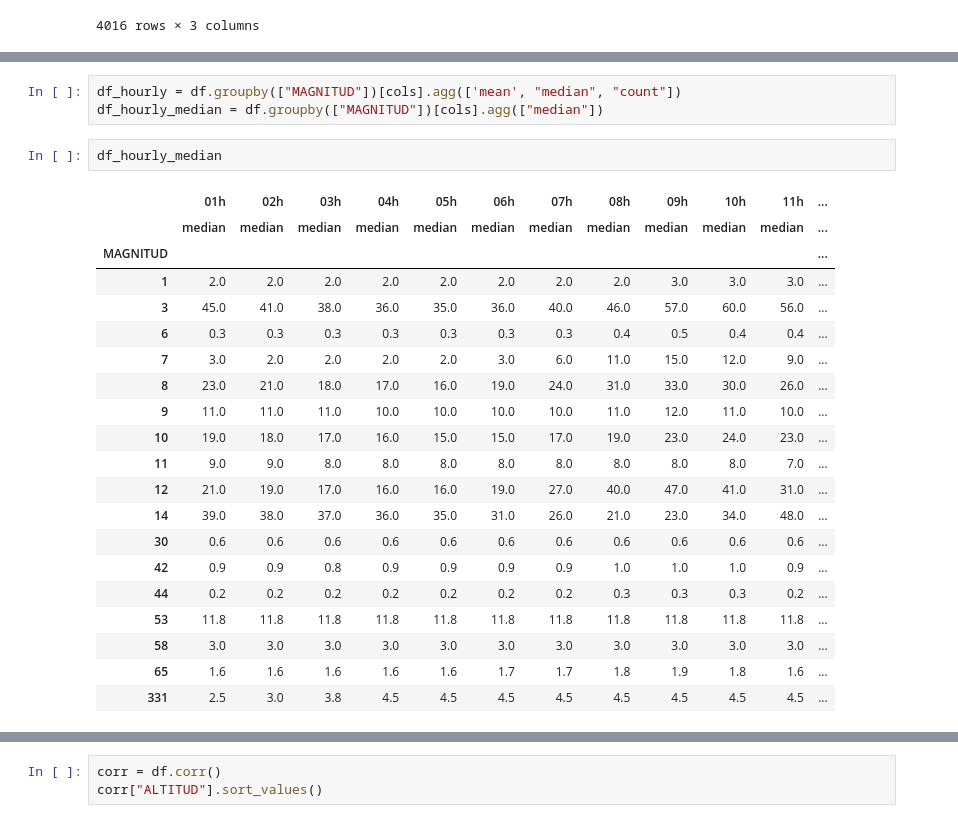
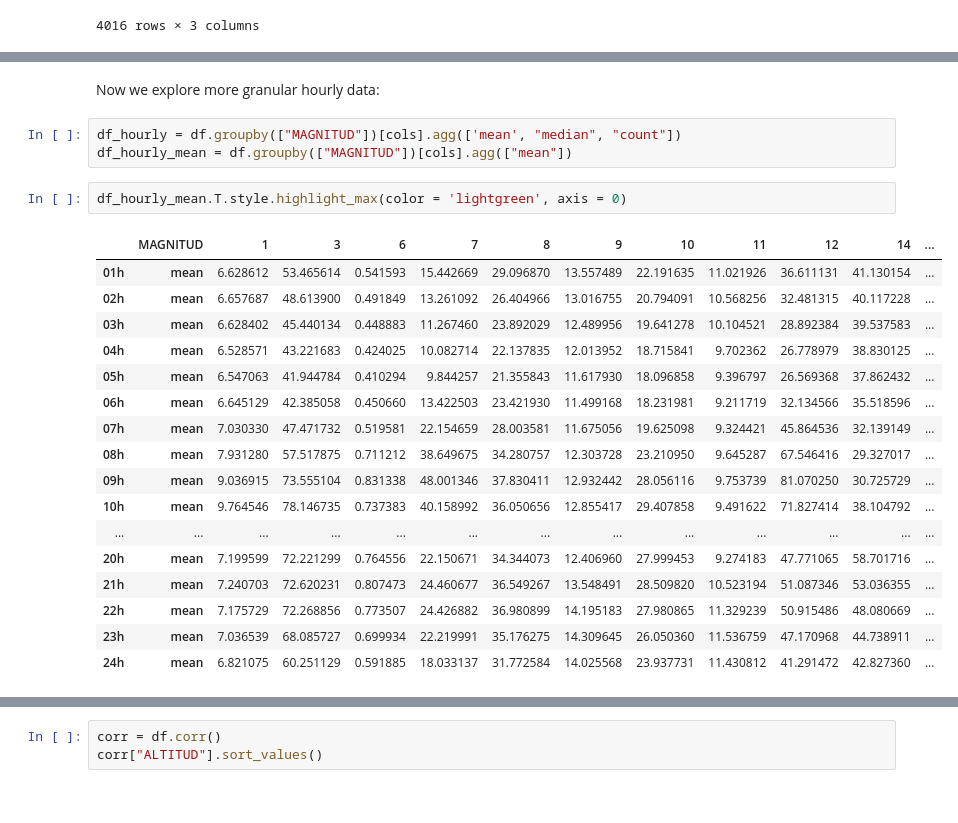
Before and after one commit to Pfed-prog/Catalonia_Data, a Jupyter notebook: Global Analysis.ipynb, the cells around one changed output, grey strips where cells are left out. Saved outputs shown, nothing was run; the diff lists cells and outputs as text.

```diff
--- a/Global Analysis.ipynb
+++ b/Global Analysis.ipynb
@@ -153,26 +194,25 @@ for x in pollutantsIds:
+# %% [markdown]
+Now we explore more granular hourly data:
 # %%
 df_hourly = df.groupby(["MAGNITUD"])[cols].agg(['mean', "median", "count"])
-df_hourly_median = df.groupby(["MAGNITUD"])[cols].agg(["median"])
+df_hourly_mean = df.groupby(["MAGNITUD"])[cols].agg(["mean"])
-# %%
-df_hourly_median
-# %% [output]
-|  | 01h | 02h | 03h | 04h | 05h | 06h | 07h | 08h | 09h | 10h | 11h | ... |
-|  | median | median | median | median | median | median | median | median | median | median | median | ... |
-| MAGNITUD |  |  |  |  |  |  |  |  |  |  |  | ... |
-| 1 | 2.0 | 2.0 | 2.0 | 2.0 | 2.0 | 2.0 | 2.0 | 2.0 | 3.0 | 3.0 | 3.0 | ... |
-| 3 | 45.0 | 41.0 | 38.0 | 36.0 | 35.0 | 36.0 | 40.0 | 46.0 | 57.0 | 60.0 | 56.0 | ... |
-| 6 | 0.3 | 0.3 | 0.3 | 0.3 | 0.3 | 0.3 | 0.3 | 0.4 | 0.5 | 0.4 | 0.4 | ... |
-| 7 | 3.0 | 2.0 | 2.0 | 2.0 | 2.0 | 3.0 | 6.0 | 11.0 | 15.0 | 12.0 | 9.0 | ... |
-| 8 | 23.0 | 21.0 | 18.0 | 17.0 | 16.0 | 19.0 | 24.0 | 31.0 | 33.0 | 30.0 | 26.0 | ... |
-| 9 | 11.0 | 11.0 | 11.0 | 10.0 | 10.0 | 10.0 | 10.0 | 11.0 | 12.0 | 11.0 | 10.0 | ... |
-| 10 | 19.0 | 18.0 | 17.0 | 16.0 | 15.0 | 15.0 | 17.0 | 19.0 | 23.0 | 24.0 | 23.0 | ... |
-| 11 | 9.0 | 9.0 | 8.0 | 8.0 | 8.0 | 8.0 | 8.0 | 8.0 | 8.0 | 8.0 | 7.0 | ... |
-| 12 | 21.0 | 19.0 | 17.0 | 16.0 | 16.0 | 19.0 | 27.0 | 40.0 | 47.0 | 41.0 | 31.0 | ... |
-| 14 | 39.0 | 38.0 | 37.0 | 36.0 | 35.0 | 31.0 | 26.0 | 21.0 | 23.0 | 34.0 | 48.0 | ... |
-| 30 | 0.6 | 0.6 | 0.6 | 0.6 | 0.6 | 0.6 | 0.6 | 0.6 | 0.6 | 0.6 | 0.6 | ... |
-| 42 | 0.9 | 0.9 | 0.8 | 0.9 | 0.9 | 0.9 | 0.9 | 1.0 | 1.0 | 1.0 | 0.9 | ... |
-| 44 | 0.2 | 0.2 | 0.2 | 0.2 | 0.2 | 0.2 | 0.2 | 0.3 | 0.3 | 0.3 | 0.2 | ... |
-| 53 | 11.8 | 11.8 | 11.8 | 11.8 | 11.8 | 11.8 | 11.8 | 11.8 | 11.8 | 11.8 | 11.8 | ... |
-| 58 | 3.0 | 3.0 | 3.0 | 3.0 | 3.0 | 3.0 | 3.0 | 3.0 | 3.0 | 3.0 | 3.0 | ... |
-| 65 | 1.6 | 1.6 | 1.6 | 1.6 | 1.6 | 1.7 | 1.7 | 1.8 | 1.9 | 1.8 | 1.6 | ... |
-| 331 | 2.5 | 3.0 | 3.8 | 4.5 | 4.5 | 4.5 | 4.5 | 4.5 | 4.5 | 4.5 | 4.5 | ... |
+# %%
+df_hourly_mean.T.style.highlight_max(color = 'lightgreen', axis = 0)
+# %% [output]
+|  | MAGNITUD | 1 | 3 | 6 | 7 | 8 | 9 | 10 | 11 | 12 | 14 | ... |
+| 01h | mean | 6.628612 | 53.465614 | 0.541593 | 15.442669 | 29.096870 | 13.557489 | 22.191635 | 11.021926 | 36.611131 | 41.130154 | ... |
+| 02h | mean | 6.657687 | 48.613900 | 0.491849 | 13.261092 | 26.404966 | 13.016755 | 20.794091 | 10.568256 | 32.481315 | 40.117228 | ... |
+| 03h | mean | 6.628402 | 45.440134 | 0.448883 | 11.267460 | 23.892029 | 12.489956 | 19.641278 | 10.104521 | 28.892384 | 39.537583 | ... |
+| 04h | mean | 6.528571 | 43.221683 | 0.424025 | 10.082714 | 22.137835 | 12.013952 | 18.715841 | 9.702362 | 26.778979 | 38.830125 | ... |
+| 05h | mean | 6.547063 | 41.944784 | 0.410294 | 9.844257 | 21.355843 | 11.617930 | 18.096858 | 9.396797 | 26.569368 | 37.862432 | ... |
+| 06h | mean | 6.645129 | 42.385058 | 0.450660 | 13.422503 | 23.421930 | 11.499168 | 18.231981 | 9.211719 | 32.134566 | 35.518596 | ... |
+| 07h | mean | 7.030330 | 47.471732 | 0.519581 | 22.154659 | 28.003581 | 11.675056 | 19.625098 | 9.324421 | 45.864536 | 32.139149 | ... |
+| 08h | mean | 7.931280 | 57.517875 | 0.711212 | 38.649675 | 34.280757 | 12.303728 | 23.210950 | 9.645287 | 67.546416 | 29.327017 | ... |
+| 09h | mean | 9.036915 | 73.555104 | 0.831338 | 48.001346 | 37.830411 | 12.932442 | 28.056116 | 9.753739 | 81.070250 | 30.725729 | ... |
+| 10h | mean | 9.764546 | 78.146735 | 0.737383 | 40.158992 | 36.050656 | 12.855417 | 29.407858 | 9.491622 | 71.827414 | 38.104792 | ... |
+| ... | ... | ... | ... | ... | ... | ... | ... | ... | ... | ... | ... | ... |
+| 20h | mean | 7.199599 | 72.221299 | 0.764556 | 22.150671 | 34.344073 | 12.406960 | 27.999453 | 9.274183 | 47.771065 | 58.701716 | ... |
+| 21h | mean | 7.240703 | 72.620231 | 0.807473 | 24.460677 | 36.549267 | 13.548491 | 28.509820 | 10.523194 | 51.087346 | 53.036355 | ... |
+| 22h | mean | 7.175729 | 72.268856 | 0.773507 | 24.426882 | 36.980899 | 14.195183 | 27.980865 | 11.329239 | 50.915486 | 48.080669 | ... |
+| 23h | mean | 7.036539 | 68.085727 | 0.699934 | 22.219991 | 35.176275 | 14.309645 | 26.050360 | 11.536759 | 47.170968 | 44.738911 | ... |
+| 24h | mean | 6.821075 | 60.251129 | 0.591885 | 18.033137 | 31.772584 | 14.025568 | 23.937731 | 11.430812 | 41.291472 | 42.827360 | ... |
```
Also changed, not shown: parts of 36 cells of this notebook, 3 other files.
